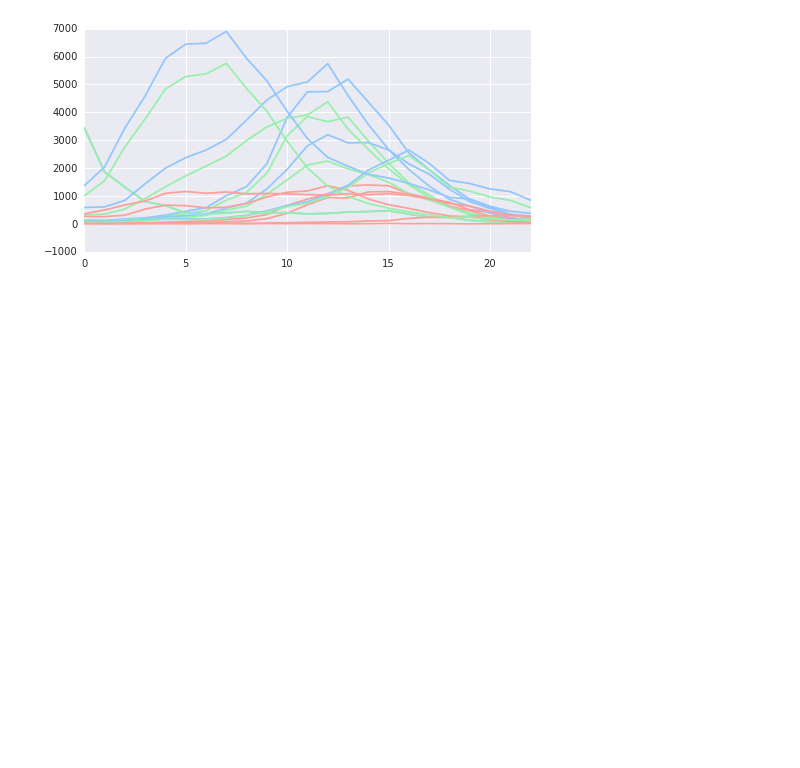
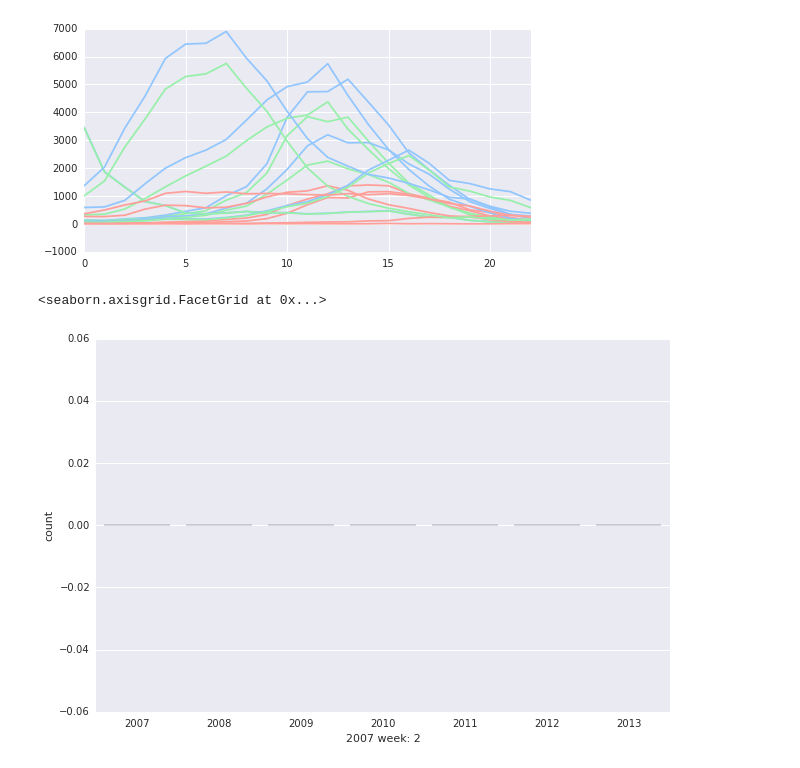
Before and after one commit to mstreit/PoV-time, a Jupyter notebook: PoV-time.ipynb, the cells around one changed output. Drawn from its saved outputs; the diff is of its cells as text; code cells hidden in the pictures; blank space fills up the shorter version.

```diff
--- a/PoV-time.ipynb
+++ b/PoV-time.ipynb
@@ -77,3 +77,11 @@ for x in range(0, 6):
     sns.tsplot(data.iloc[3,1 + weeks_a_year*x + offset : weeks_a_year*x + weeks_in_plot + offset], color=c3)
 # %% [output]
 [figure]
+# %%
+years = np.arange(2007, 2014)
+g = sns.factorplot("2007 week: 2", data=data, palette="BuPu",
+                   size=6, aspect=1.5, x_order=years)
+g.set_xticklabels(step=1)
+# %% [output]
+<seaborn.axisgrid.FacetGrid at 0x...>
+[figure, added]
```
Also changed, not shown: 1 other file.
